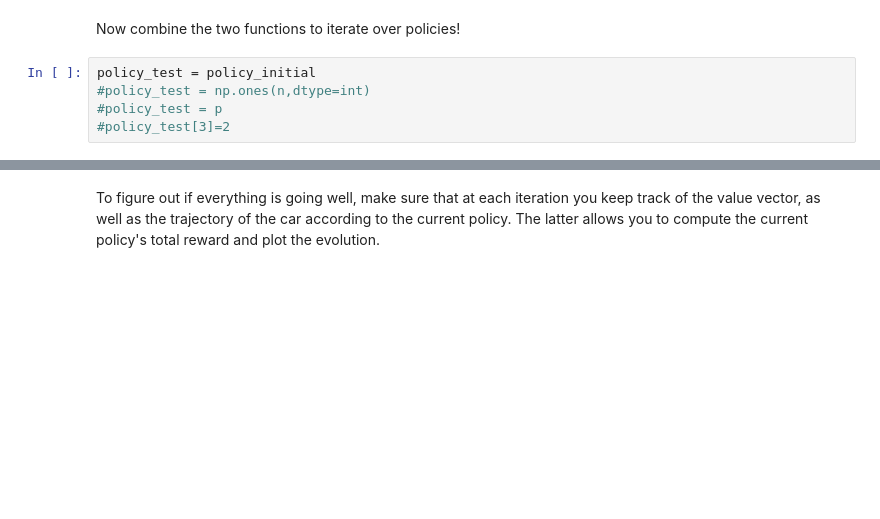
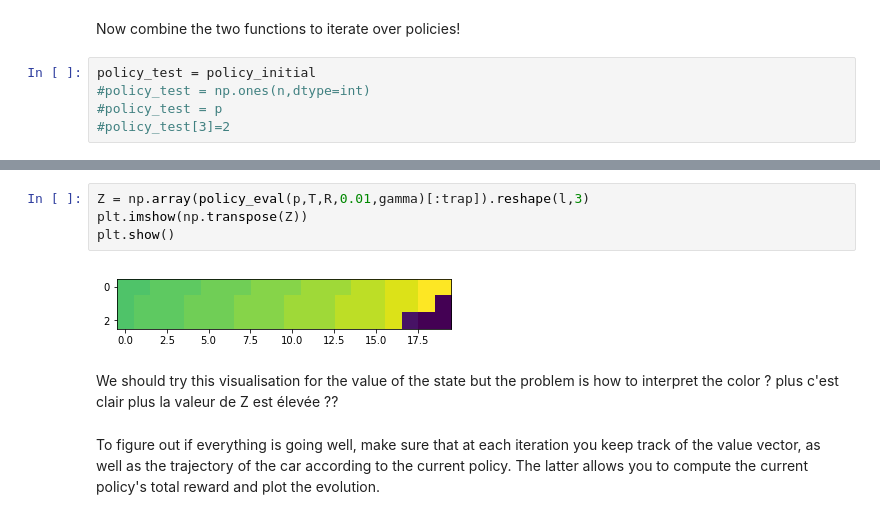
Before and after one commit to jonasracine/RL_sandbox, a Jupyter notebook: street_racer.ipynb, the cells around one changed output, grey strips where cells are left out. Saved outputs shown, nothing was run; the diff lists cells and outputs as text; blank space fills up the shorter version.

```diff
--- a/street_racer.ipynb
+++ b/street_racer.ipynb
@@ -368,3 +371,11 @@ plt.show()
+# %%
+Z = np.array(policy_eval(p,T,R,0.01,gamma)[:trap]).reshape(l,3)
+plt.imshow(np.transpose(Z))
+plt.show()
+# %% [output]
+[figure, added]
+# %% [markdown]
+We should try this visualisation for the value of the state but the problem is how to interpret the color ? plus c'est clair plus la valeur de Z est élevée ??
 # %% [markdown]
 To figure out if everything is going well, make sure that at each iteration you keep track of the value vector, as well as the trajectory of the car according to the current policy. The latter allows you to compute the current policy's total reward and plot the evolution.
 # %% [markdown]
```
Also changed, not shown: parts of 7 cells of this notebook.
